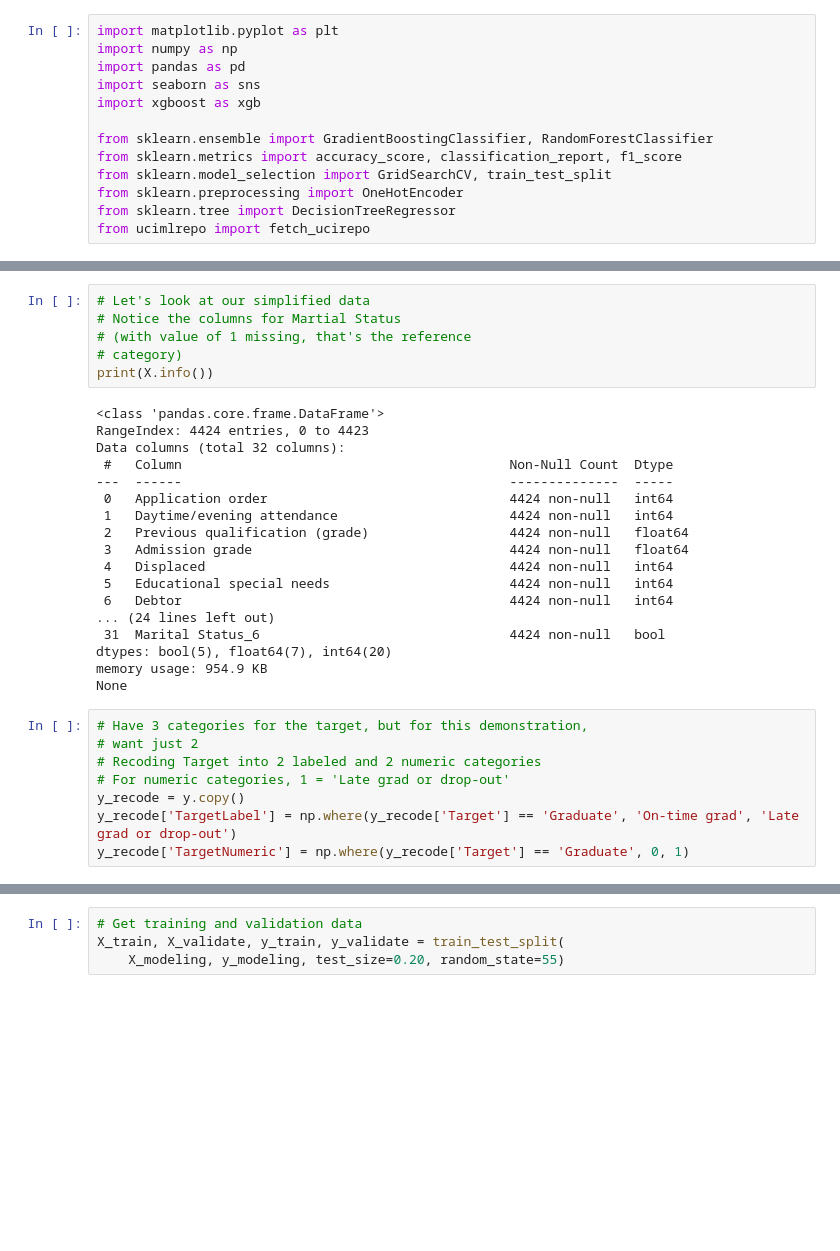
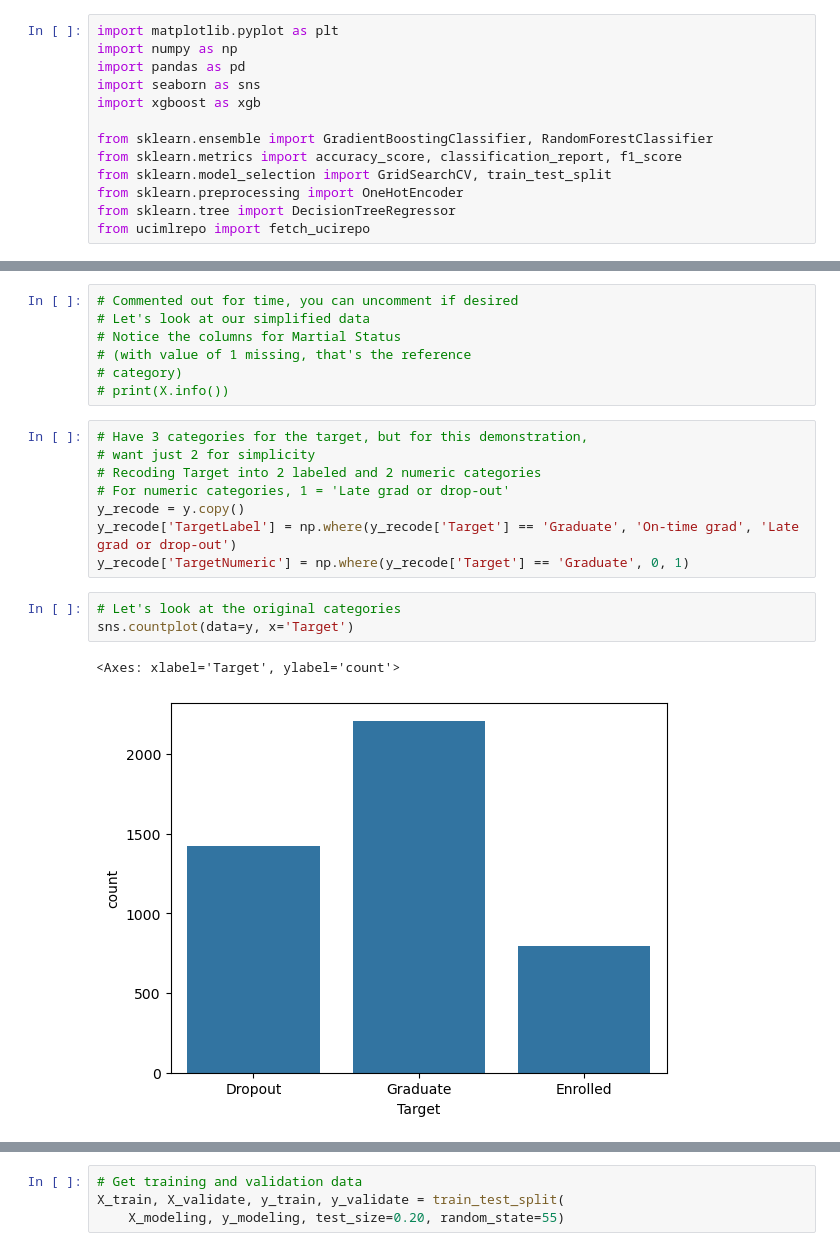
Before and after one commit to tarachiatovich/zero_to_ai_sdp_2025, a Jupyter notebook: zero_to_ai_predict_categories.ipynb, the cells around one changed output, grey strips where cells are left out. Drawn from its saved outputs; the diff is of its cells as text; blank space fills up the shorter version.

```diff
--- a/zero_to_ai_predict_categories.ipynb
+++ b/zero_to_ai_predict_categories.ipynb
@@ -93,33 +105,22 @@ X = X.drop(columns=features_to_drop)
 X = pd.get_dummies(X, columns=['Marital Status'], drop_first=True)
 # %%
+# Commented out for time, you can uncomment if desired
 # Let's look at our simplified data
 # Notice the columns for Martial Status
 # (with value of 1 missing, that's the reference
 # category)
-print(X.info())
+# print(X.info())
-# %% [output]
-<class 'pandas.core.frame.DataFrame'>
-RangeIndex: 4424 entries, 0 to 4423
-Data columns (total 32 columns):
- #   Column                                          Non-Null Count  Dtype
----  ------                                          --------------  -----
- 0   Application order                               4424 non-null   int64
- 1   Daytime/evening attendance                      4424 non-null   int64
- 2   Previous qualification (grade)                  4424 non-null   float64
- 3   Admission grade                                 4424 non-null   float64
- 4   Displaced                                       4424 non-null   int64
- 5   Educational special needs                       4424 non-null   int64
- 6   Debtor                                          4424 non-null   int64
-... (24 lines left out)
- 31  Marital Status_6                                4424 non-null   bool
-dtypes: bool(5), float64(7), int64(20)
-memory usage: 954.9 KB
-None
 # %%
 # Have 3 categories for the target, but for this demonstration,
-# want just 2
+# want just 2 for simplicity
 # Recoding Target into 2 labeled and 2 numeric categories
 # For numeric categories, 1 = 'Late grad or drop-out'
 y_recode = y.copy()
 y_recode['TargetLabel'] = np.where(y_recode['Target'] == 'Graduate', 'On-time grad', 'Late grad or drop-out')
 y_recode['TargetNumeric'] = np.where(y_recode['Target'] == 'Graduate', 0, 1)
+# %%
+# Let's look at the original categories
+sns.countplot(data=y, x='Target')
+# %% [output]
+<Axes: xlabel='Target', ylabel='count'>
+[figure, added]
```
Also changed, not shown: parts of 25 cells of this notebook, 1 other file.
